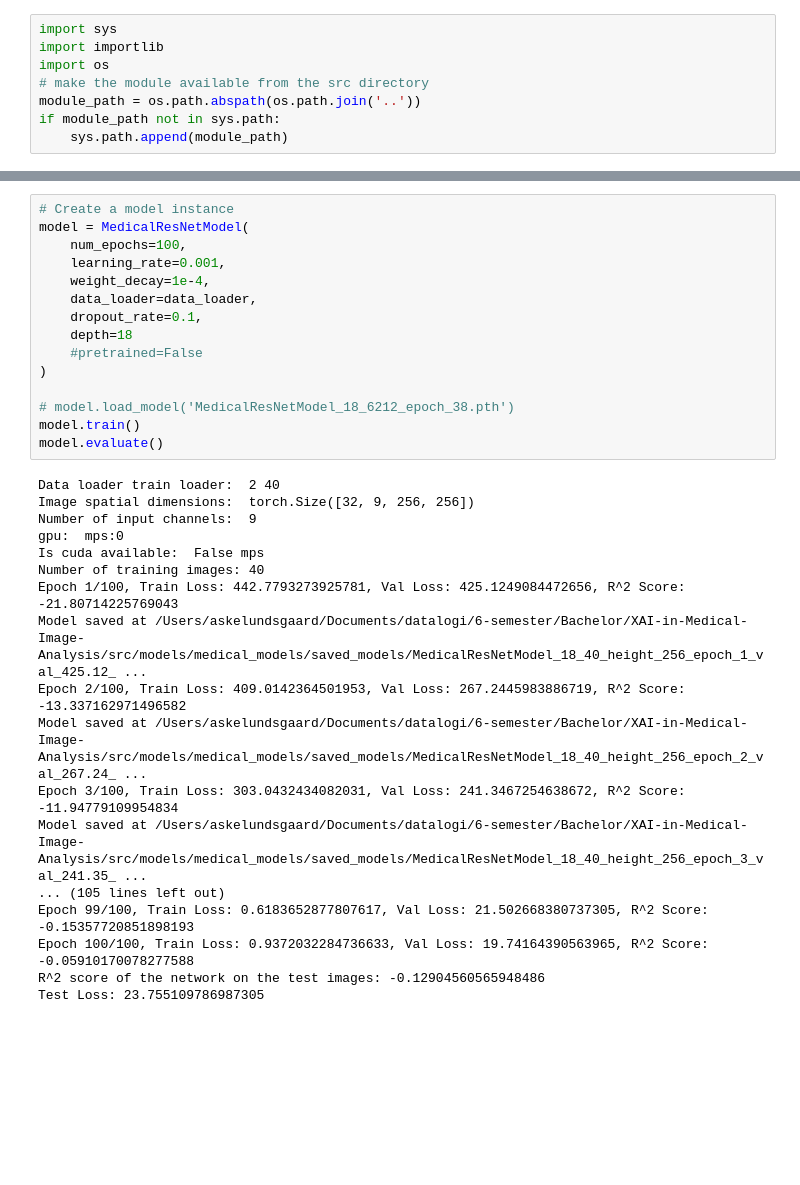
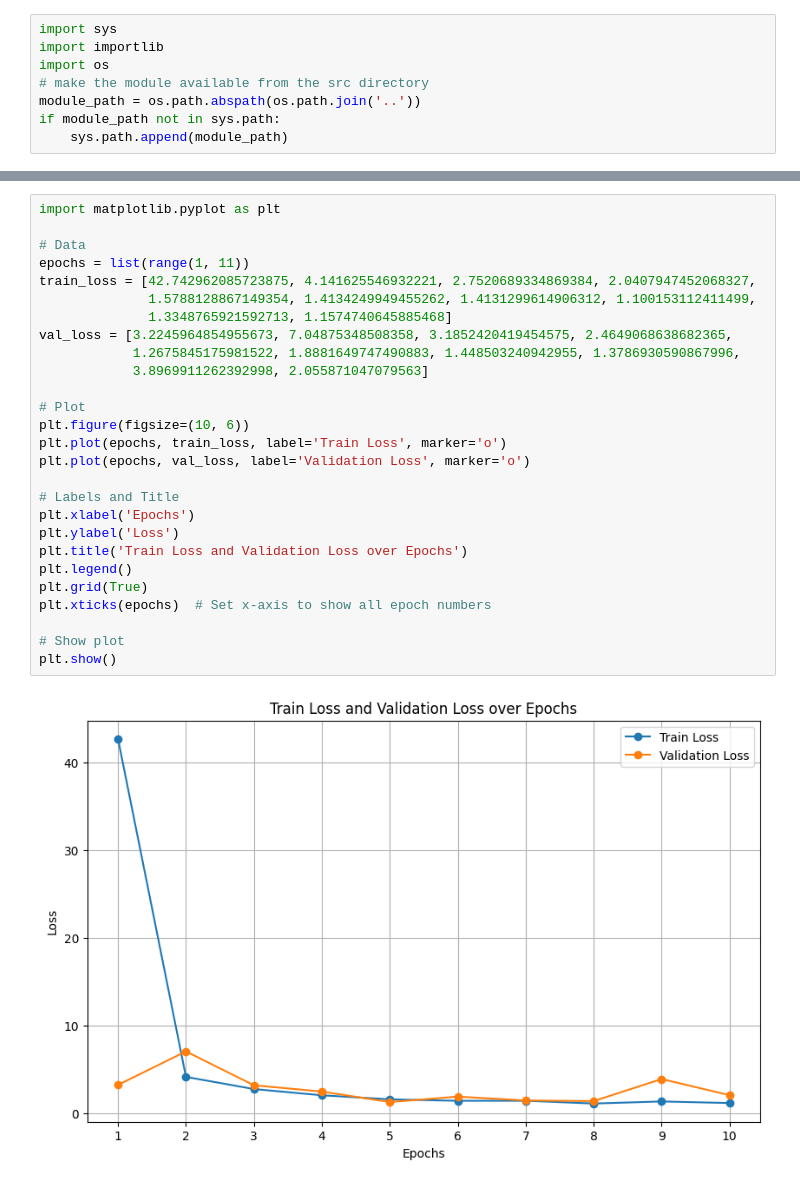
Before and after one commit to a-lundsgaard/XAI-in-Medical-Image-Analysis, a Jupyter notebook: notebooks/3d_synthetic_multi_planar_model.ipynb, the cells around one changed output, grey strips where cells are left out. Cells and saved outputs as stored; diff of their text form; blank space fills up the shorter version.

Commit message:
Adds run on 3d sliced synth data

```diff
--- a/notebooks/3d_synthetic_multi_planar_model.ipynb
+++ b/notebooks/3d_synthetic_multi_planar_model.ipynb
@@ -132,33 +142,29 @@ model.evaluate()
-# %%
-# Create a model instance
-model = MedicalResNetModel(
-    num_epochs=100,
-    learning_rate=0.001,
-    weight_decay=1e-4,
-    data_loader=data_loader,
-    dropout_rate=0.1,
-    depth=18
-    #pretrained=False
-)
-
-# model.load_model('MedicalResNetModel_18_6212_epoch_38.pth')
-model.train()
-model.evaluate()
-# %% [output]
-Data loader train loader:  2 40
-Image spatial dimensions:  torch.Size([32, 9, 256, 256])
-Number of input channels:  9
-gpu:  mps:0
-Is cuda available:  False mps
-Number of training images: 40
-Epoch 1/100, Train Loss: 442.7793273925781, Val Loss: 425.1249084472656, R^2 Score: -21.80714225769043
-Model saved at /Users/askelundsgaard/Documents/datalogi/6-semester/Bachelor/XAI-in-Medical-Image-Analysis/src/models/medical_models/saved_models/MedicalResNetModel_18_40_height_256_epoch_1_val_425.12_ ...
-Epoch 2/100, Train Loss: 409.0142364501953, Val Loss: 267.2445983886719, R^2 Score: -13.337162971496582
-Model saved at /Users/askelundsgaard/Documents/datalogi/6-semester/Bachelor/XAI-in-Medical-Image-Analysis/src/models/medical_models/saved_models/MedicalResNetModel_18_40_height_256_epoch_2_val_267.24_ ...
-Epoch 3/100, Train Loss: 303.0432434082031, Val Loss: 241.3467254638672, R^2 Score: -11.94779109954834
-Model saved at /Users/askelundsgaard/Documents/datalogi/6-semester/Bachelor/XAI-in-Medical-Image-Analysis/src/models/medical_models/saved_models/MedicalResNetModel_18_40_height_256_epoch_3_val_241.35_ ...
-... (105 lines left out)
-Epoch 99/100, Train Loss: 0.6183652877807617, Val Loss: 21.502668380737305, R^2 Score: -0.15357720851898193
-Epoch 100/100, Train Loss: 0.9372032284736633, Val Loss: 19.74164390563965, R^2 Score: -0.05910170078277588
-R^2 score of the network on the test images: -0.12904560565948486
-Test Loss: 23.755109786987305
+# %%
+import matplotlib.pyplot as plt
+
+# Data
+epochs = list(range(1, 11))
+train_loss = [42.742962085723875, 4.141625546932221, 2.7520689334869384, 2.0407947452068327,
+              1.5788128867149354, 1.4134249949455262, 1.4131299614906312, 1.100153112411499,
+              1.3348765921592713, 1.1574740645885468]
+val_loss = [3.2245964854955673, 7.04875348508358, 3.1852420419454575, 2.4649068638682365,
+            1.2675845175981522, 1.8881649747490883, 1.448503240942955, 1.3786930590867996,
+            3.8969911262392998, 2.055871047079563]
+
+# Plot
+plt.figure(figsize=(10, 6))
+plt.plot(epochs, train_loss, label='Train Loss', marker='o')
+plt.plot(epochs, val_loss, label='Validation Loss', marker='o')
+
+# Labels and Title
+plt.xlabel('Epochs')
+plt.ylabel('Loss')
+plt.title('Train Loss and Validation Loss over Epochs')
+plt.legend()
+plt.grid(True)
+plt.xticks(epochs)  # Set x-axis to show all epoch numbers
+
+# Show plot
+plt.show()
+# %% [output]
+[figure, added]
```
Also changed, not shown: parts of 7 cells of this notebook, 4 other files.
